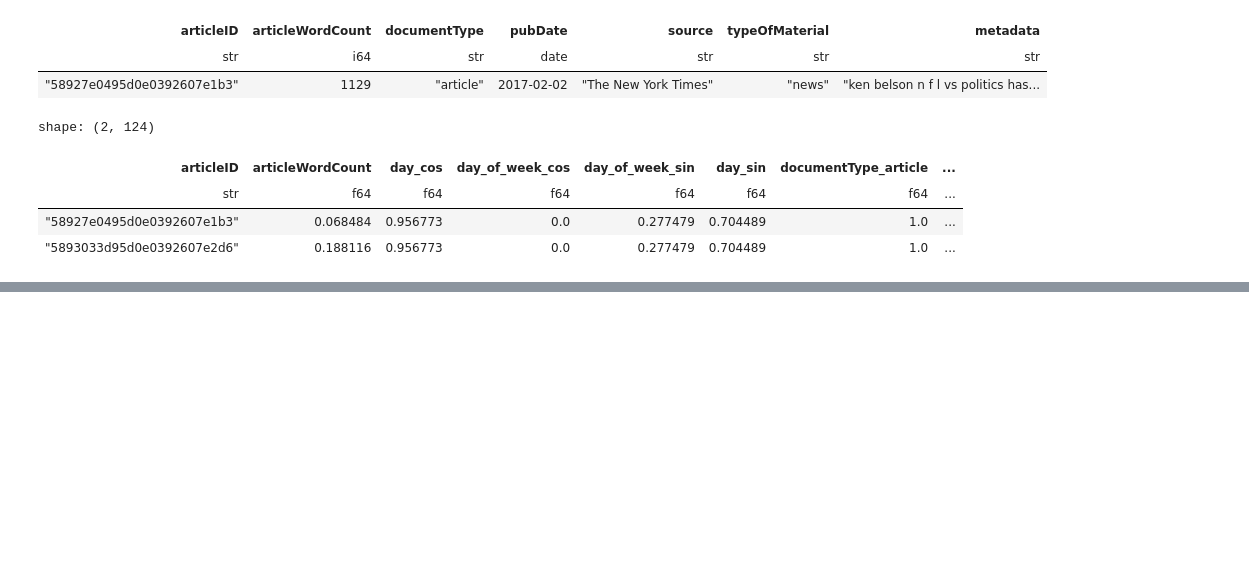
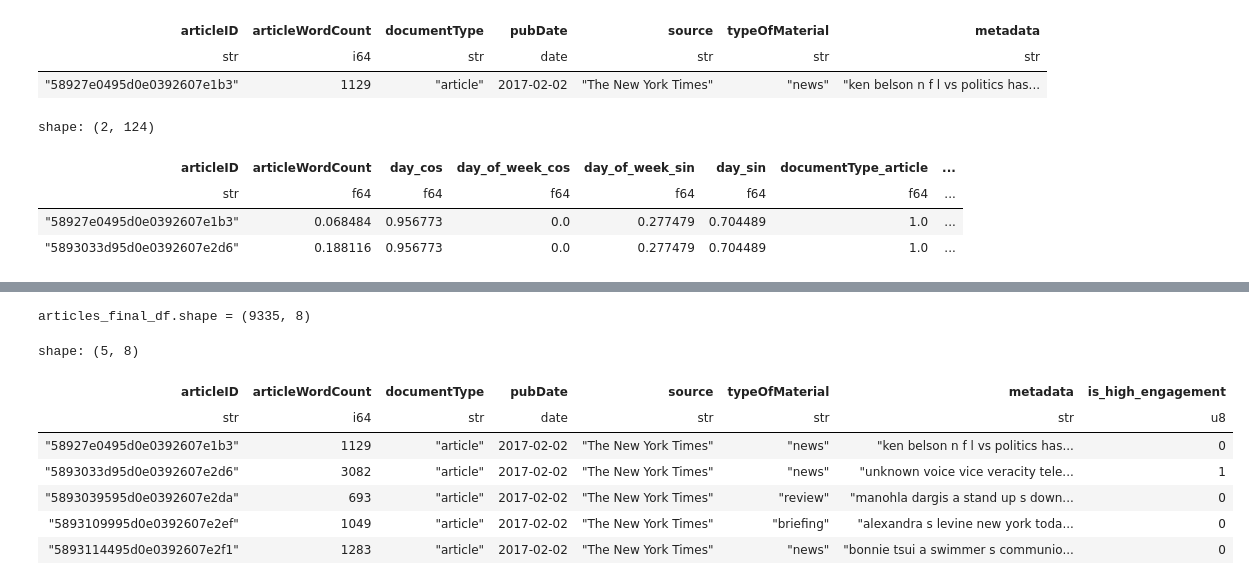
Before and after one commit to chineidu/NYC-Comments, a Jupyter notebook: Notebooks/02-articles-feat-eng.ipynb, the cells around one changed output, grey strips where cells are left out. Saved outputs shown, nothing was run; the diff lists cells and outputs as text; code cells hidden in the pictures; blank space fills up the shorter version.

```diff
--- a/Notebooks/02-articles-feat-eng.ipynb
+++ b/Notebooks/02-articles-feat-eng.ipynb
@@ -1140,0 +1273,20 @@ shape: (2, 124)
+# %%
+# Join the data
+articles_final_df: pl.DataFrame = articles_df.join(
+    comments_engagments_scaled_df.select(["articleID", "is_high_engagement"]),
+    on="articleID",
+    how="left",
+)
+print(f"{articles_final_df.shape = }")
+
+articles_final_df.head()
+# %% [output]
+articles_final_df.shape = (9335, 8)
+shape: (5, 8)
+| articleID | articleWordCount | documentType | pubDate | source | typeOfMaterial | metadata | is_high_engagement |
+| str | i64 | str | date | str | str | str | u8 |
+| "58927e0495d0e0392607e1b3" | 1129 | "article" | 2017-02-02 | "The New York Times" | "news" | "ken belson n f l vs politics has... | 0 |
+| "5893033d95d0e0392607e2d6" | 3082 | "article" | 2017-02-02 | "The New York Times" | "news" | "unknown voice vice veracity tele... | 1 |
+| "5893039595d0e0392607e2da" | 693 | "article" | 2017-02-02 | "The New York Times" | "review" | "manohla dargis a stand up s down... | 0 |
+| "5893109995d0e0392607e2ef" | 1049 | "article" | 2017-02-02 | "The New York Times" | "briefing" | "alexandra s levine new york toda... | 0 |
+| "5893114495d0e0392607e2f1" | 1283 | "article" | 2017-02-02 | "The New York Times" | "news" | "bonnie tsui a swimmer s communio... | 0 |
```
Also changed, not shown: parts of 12 cells of this notebook.
